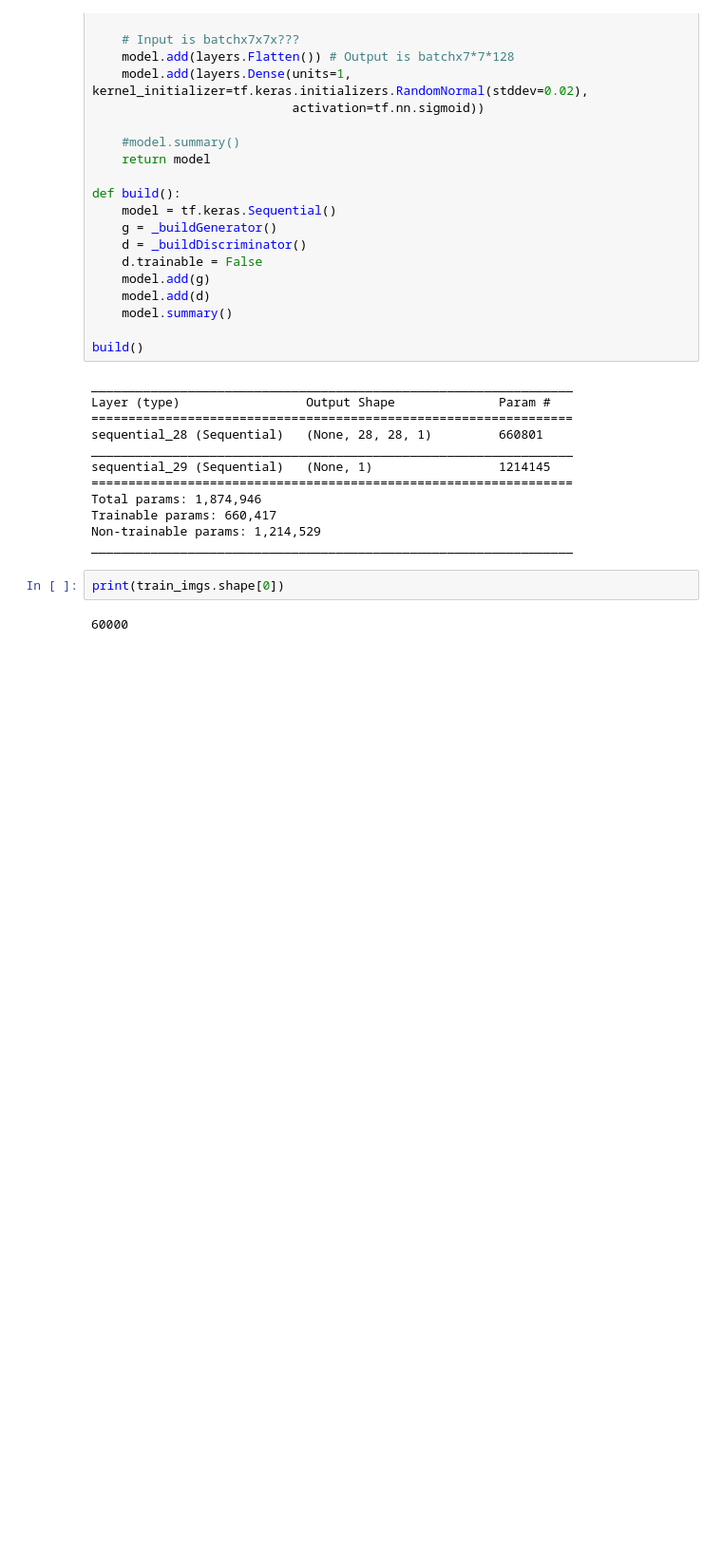
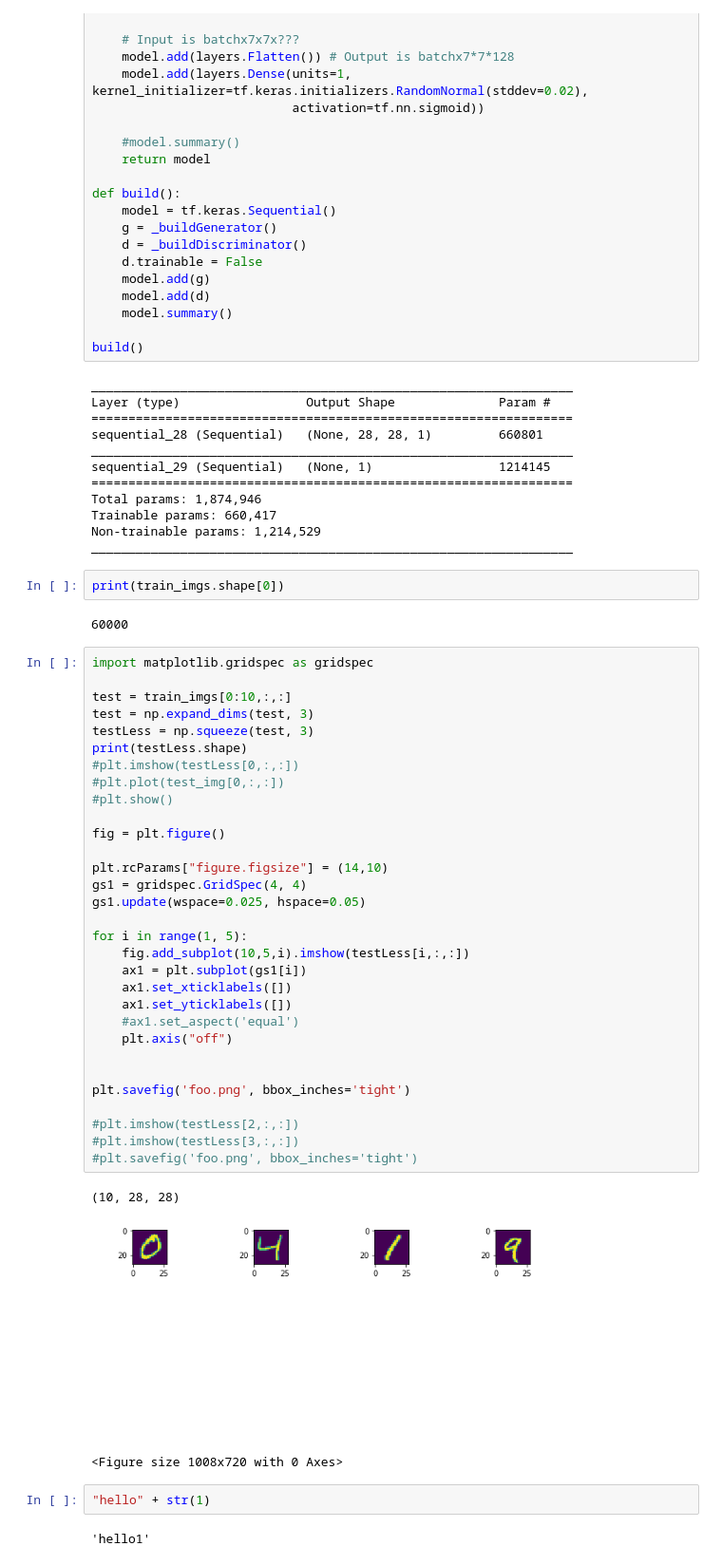
Before and after one commit to ElersA/DCGAN-MNIST, a Jupyter notebook: Model.ipynb, the cells around one changed output. Shown at 95% size. Saved outputs shown, nothing was run; the diff lists cells and outputs as text; blank space fills up the shorter version.

```diff
--- a/Model.ipynb
+++ b/Model.ipynb
@@ -514,3 +573,42 @@ _________________________________________________________________
 print(train_imgs.shape[0])
 # %% [output]
 60000
+# %%
+import matplotlib.gridspec as gridspec
+
+test = train_imgs[0:10,:,:]
+test = np.expand_dims(test, 3)
+testLess = np.squeeze(test, 3)
+print(testLess.shape)
+#plt.imshow(testLess[0,:,:])
+#plt.plot(test_img[0,:,:])
+#plt.show()
+
+fig = plt.figure()
+
+plt.rcParams["figure.figsize"] = (14,10)
+gs1 = gridspec.GridSpec(4, 4)
+gs1.update(wspace=0.025, hspace=0.05)
+
+for i in range(1, 5):
+    fig.add_subplot(10,5,i).imshow(testLess[i,:,:])
+    ax1 = plt.subplot(gs1[i])
+    ax1.set_xticklabels([])
+    ax1.set_yticklabels([])
+    #ax1.set_aspect('equal')
+    plt.axis("off")
+
+
+plt.savefig('foo.png', bbox_inches='tight')
+
+#plt.imshow(testLess[2,:,:])
+#plt.imshow(testLess[3,:,:])
+#plt.savefig('foo.png', bbox_inches='tight')
+# %% [output]
+(10, 28, 28)
+[figure, added]
+<Figure size 1008x720 with 0 Axes>
+# %%
+"hello" + str(1)
+# %% [output]
+'hello1'
```
Also changed, not shown: parts of 4 cells of this notebook, 19 other files.
